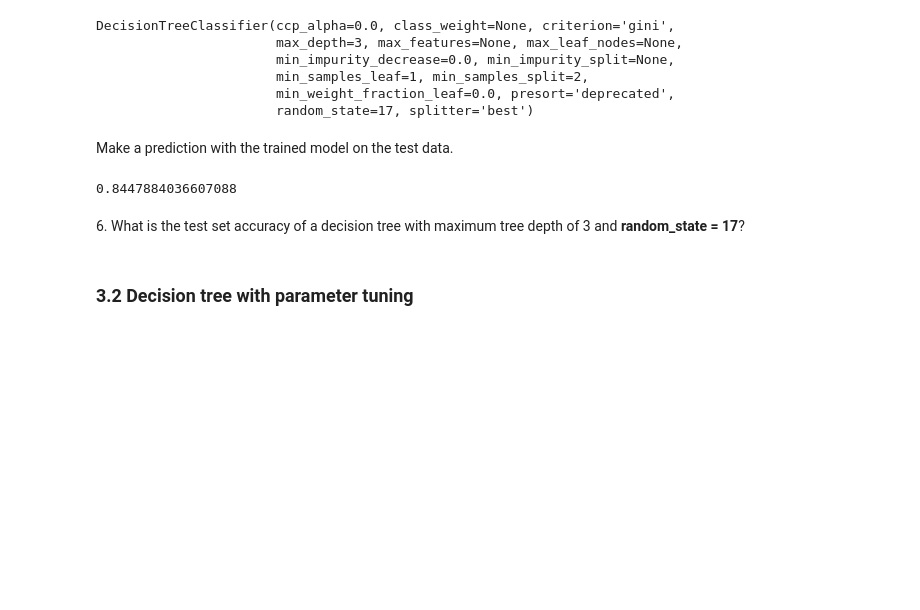
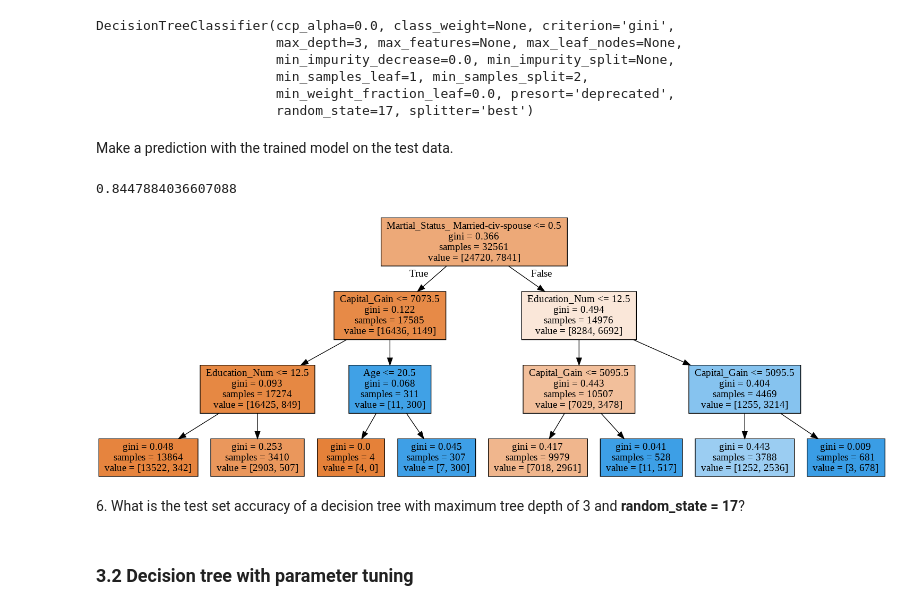
Before and after one commit to spiralhead/mlcourse.ai, a Jupyter notebook: jupyter_english/topic03_decision_trees_kNN/a3-demo-decision-trees.ipynb, the cells around one changed output. Saved outputs shown, nothing was run; the diff lists cells and outputs as text; code cells hidden in the pictures; blank space fills up the shorter version.

```diff
--- a/jupyter_english/topic03_decision_trees_kNN/a3-demo-decision-trees.ipynb
+++ b/jupyter_english/topic03_decision_trees_kNN/a3-demo-decision-trees.ipynb
@@ -567,6 +567,15 @@ tree_predictions = tree.predict(X_test)
 accuracy_score(y_test,tree_predictions)
 # %% [output]
 0.8447884036607088
+# %%
+tree_graph_to_png(
+    tree=tree,
+    feature_names=X_train.columns,
+    png_file_to_save="topic3_decision_tree2.png",
+)
+Image('topic3_decision_tree2.png')
+# %% [output]
+[figure, added]
 # %% [markdown]
 6\. What is the test set accuracy of a decision tree with maximum tree depth of 3 and **random_state = 17**?
 # %% [markdown]
```
Also changed, not shown: parts of 6 cells of this notebook.
